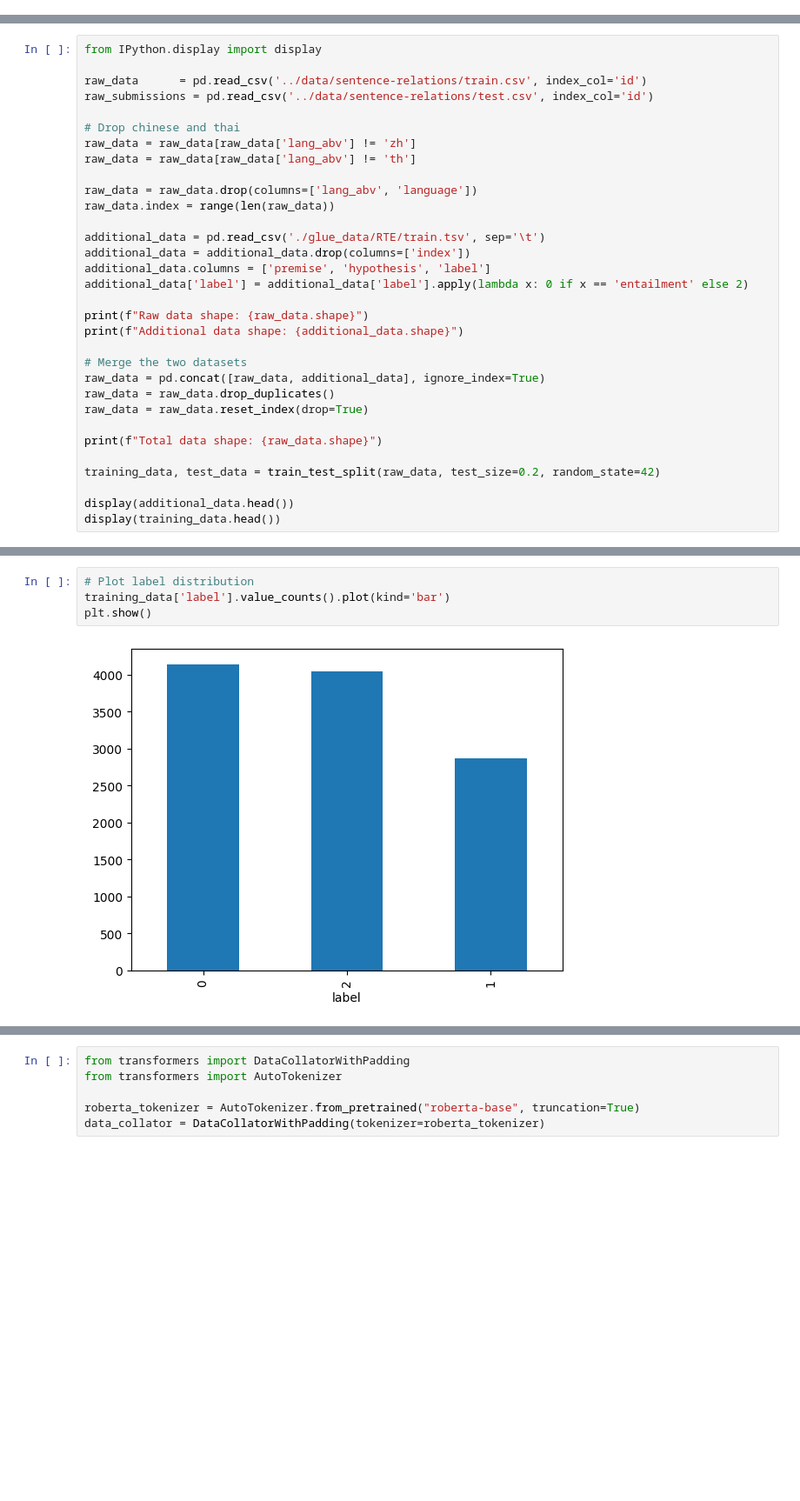
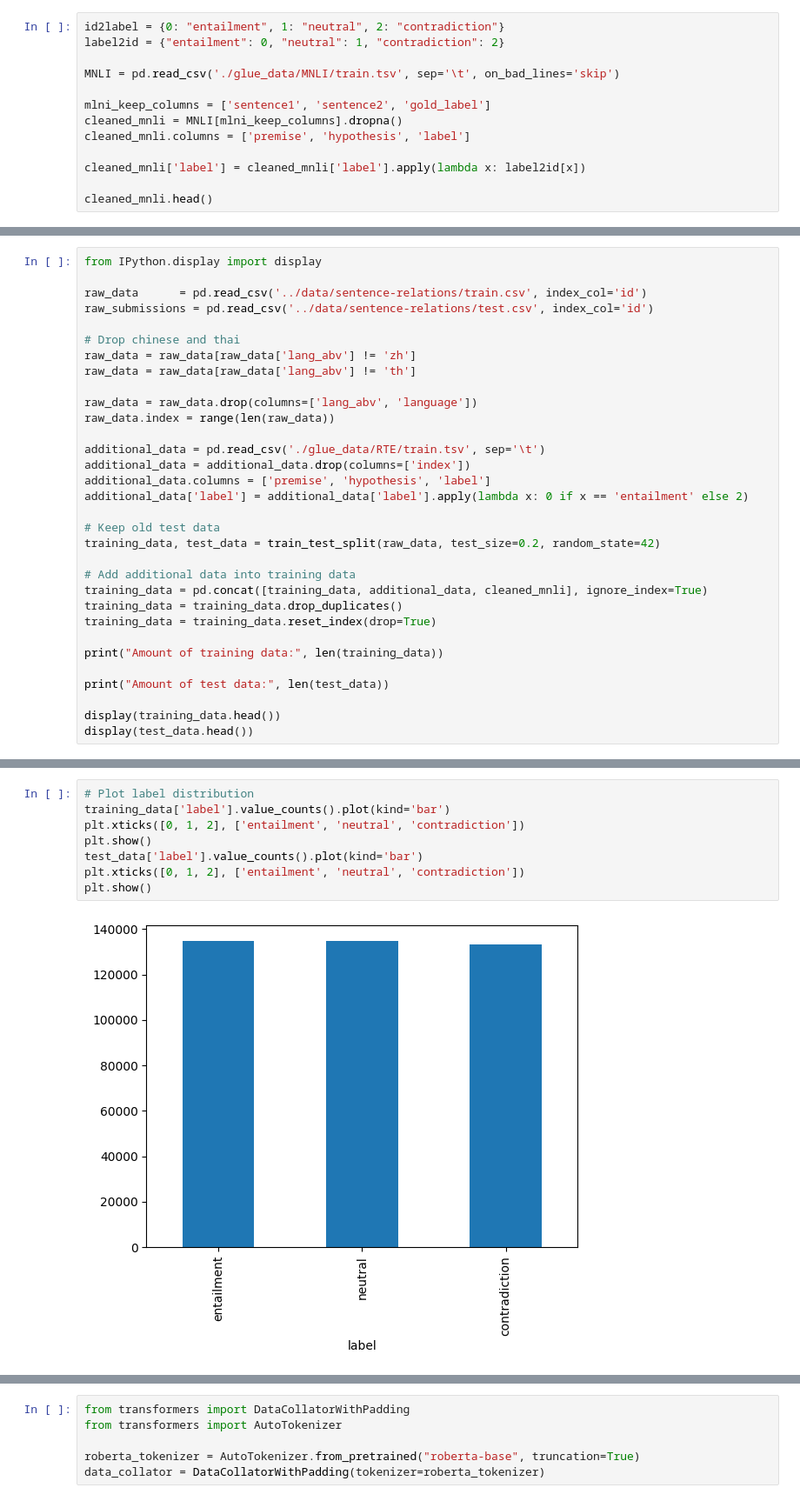
Before and after one commit to Layxe/DataDroids-Project, a Jupyter notebook: final-project/ProjectWork_7.ipynb, the cells around one changed output, grey strips where cells are left out. Shown: that part at 87% size. Drawn from its saved outputs; the diff is of its cells as text; blank space fills up the shorter version.

```diff
--- a/final-project/ProjectWork_7.ipynb
+++ b/final-project/ProjectWork_7.ipynb
@@ -10,0 +6,13 @@ from sklearn.tree import plot_tree
+# %%
+id2label = {0: "entailment", 1: "neutral", 2: "contradiction"}
+label2id = {"entailment": 0, "neutral": 1, "contradiction": 2}
+
+MNLI = pd.read_csv('./glue_data/MNLI/train.tsv', sep='\t', on_bad_lines='skip')
+
+mlni_keep_columns = ['sentence1', 'sentence2', 'gold_label']
+cleaned_mnli = MNLI[mlni_keep_columns].dropna()
+cleaned_mnli.columns = ['premise', 'hypothesis', 'label']
+
+cleaned_mnli['label'] = cleaned_mnli['label'].apply(lambda x: label2id[x])
+
+cleaned_mnli.head()
@@ -26,18 +41,18 @@ additional_data = additional_data.drop(columns=['index'])
 additional_data.columns = ['premise', 'hypothesis', 'label']
 additional_data['label'] = additional_data['label'].apply(lambda x: 0 if x == 'entailment' else 2)
 
-print(f"Raw data shape: {raw_data.shape}")
-print(f"Additional data shape: {additional_data.shape}")
-
-# Merge the two datasets
-raw_data = pd.concat([raw_data, additional_data], ignore_index=True)
-raw_data = raw_data.drop_duplicates()
-raw_data = raw_data.reset_index(drop=True)
-
-print(f"Total data shape: {raw_data.shape}")
-
+# Keep old test data
 training_data, test_data = train_test_split(raw_data, test_size=0.2, random_state=42)
 
-display(additional_data.head())
+# Add additional data into training data
+training_data = pd.concat([training_data, additional_data, cleaned_mnli], ignore_index=True)
+training_data = training_data.drop_duplicates()
+training_data = training_data.reset_index(drop=True)
+
+print("Amount of training data:", len(training_data))
+
+print("Amount of test data:", len(test_data))
+
 display(training_data.head())
+display(test_data.head())
 # %% [output]
@@ -59,6 +73,10 @@ Total data shape: (13826, 3)
 # %%
 # Plot label distribution
 training_data['label'].value_counts().plot(kind='bar')
+plt.xticks([0, 1, 2], ['entailment', 'neutral', 'contradiction'])
 plt.show()
+test_data['label'].value_counts().plot(kind='bar')
+plt.xticks([0, 1, 2], ['entailment', 'neutral', 'contradiction'])
+plt.show()
 # %% [output]
-[figure, old version]
+[figure, new version]
```
Also changed, not shown: parts of 11 cells of this notebook.
